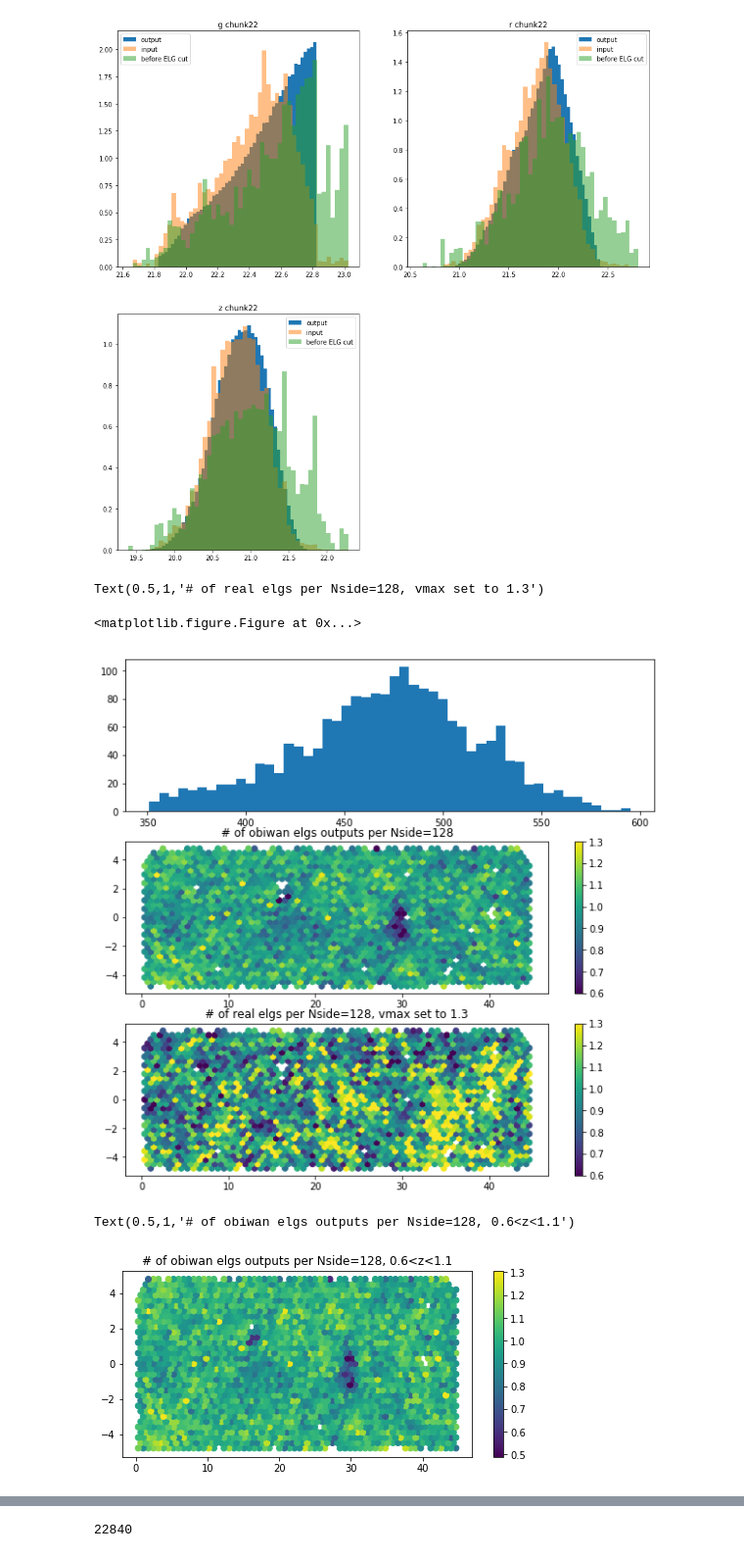
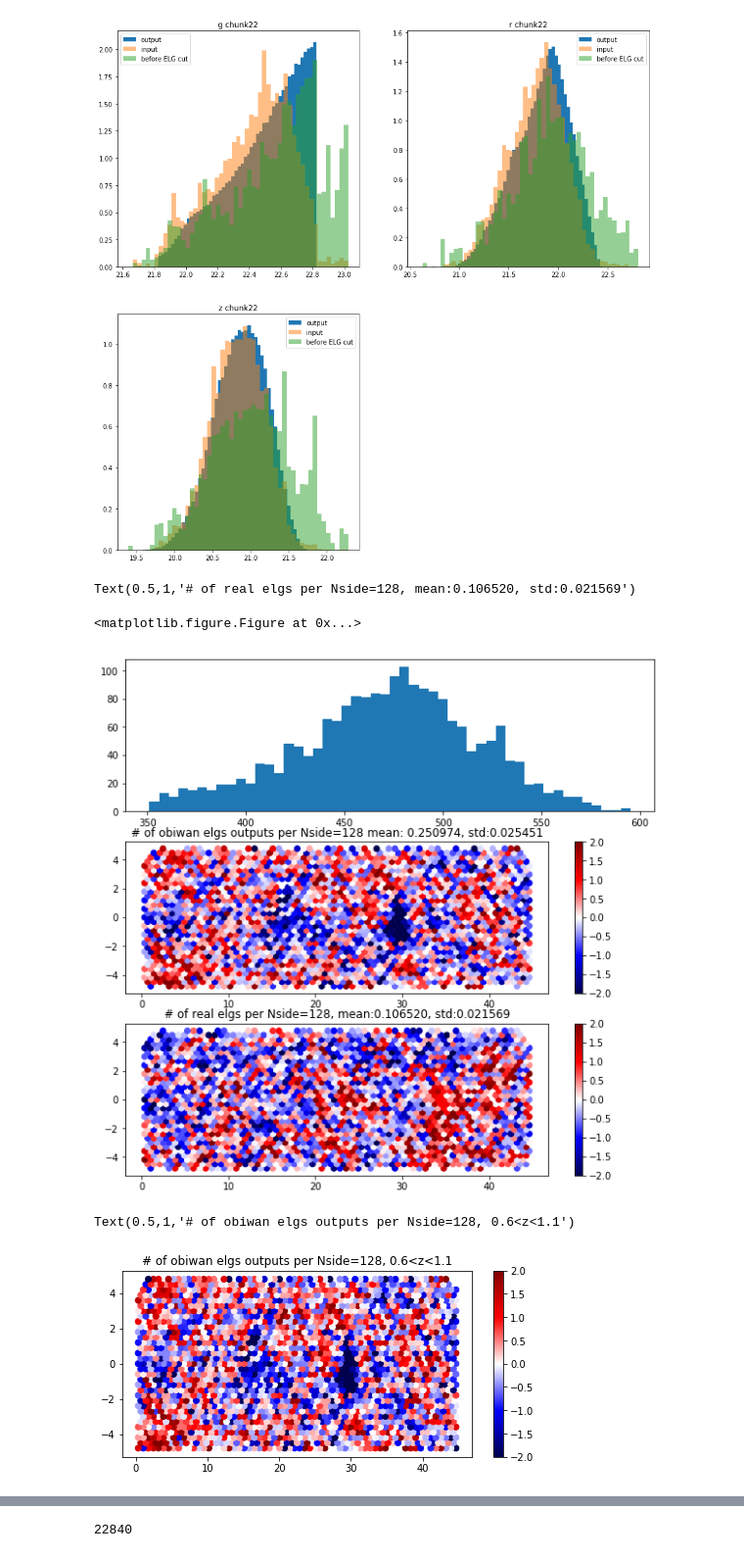
Before and after one commit to DriftingPig/Drones, a Jupyter notebook: obiwan_analysis/ang_corr/ipynb/200per_0215_validation.ipynb, the cells around one changed output, grey strips where cells are left out. Shown at 98% size. Cells and saved outputs as stored; diff of their text form; code cells hidden in the pictures.

```diff
--- a/obiwan_analysis/ang_corr/ipynb/200per_0215_validation.ipynb
+++ b/obiwan_analysis/ang_corr/ipynb/200per_0215_validation.ipynb
@@ -168,7 +185,7 @@ Text(0.5,1,'z chunk22')
 plt.clf()
 import healpy as hp
 plt.figure(figsize=(10,10))
-plt.subplot(2,1,1)
+plt.subplot(3,1,1)
 pixs = hp.ang2pix(128,obiwan['ra'],obiwan['dec'], nest = True, lonlat = True)
 pixs2 = hp.ang2pix(128,sim_m['ra'], sim_m['dec'], nest = True, lonlat = True)
 N = 12*128**2
@@ -195,10 +212,12 @@ plt.subplot(3,1,1)
 pt1 = plt.hist(final['num2'],bins=50)
 
 plt.subplot(3,1,2)
-color=(final['num']/final['num2'])/(final['num']/final['num2']).mean()
-sc = plt.scatter(final['ra'],final['dec'],c=color,vmax=1.3,vmin=0.6)
+mean = (final['num']/final['num2']).mean()
+std = (final['num']/final['num2']).std()
+color=((final['num']/final['num2'])-mean)/std
+sc = plt.scatter(final['ra'],final['dec'],c=color,vmax=-2,vmin=2, cmap = 'seismic')
 plt.colorbar(sc)
-plt.title('# of obiwan elgs outputs per Nside=128')
+plt.title('# of obiwan elgs outputs per Nside=128 mean: %f, std:%f' %(mean,std))
 
 
 pixs = hp.ang2pix(128,DAT['ra'],DAT['dec'],nest = True, lonlat = True)
@@ -222,49 +241,53 @@ sel = dat['num2']
 sel_num = sel>350
 final = dat[sel_num]
 plt.subplot(3,1,3)
-color=(final['num']/final['num2'])/(final['num']/final['num2']).mean()
-sc2 = plt.scatter(final['ra'],final['dec'],c=color,vmax=1.3,vmin=0.6)
+mean = (final['num']/final['num2']).mean()
+std = (final['num']/final['num2']).std()
+color= ((final['num']/final['num2']) - mean)/std
+sc2 = plt.scatter(final['ra'],final['dec'],c=color,vmax=-2,vmin=2, cmap = 'seismic')
 plt.colorbar(sc2)
-plt.title('# of real elgs per Nside=128, vmax set to 1.3')
+plt.title('# of real elgs per Nside=128, mean:%f, std:%f' %(mean,std))
 
 #devide by randoms, reject  few random pixels
 # %% [output]
-Text(0.5,1,'# of real elgs per Nside=128, vmax set to 1.3')
+Text(0.5,1,'# of real elgs per Nside=128, mean:0.106520, std:0.021569')
 <matplotlib.figure.Figure at 0x...>
-[figure, old version]
+[figure, new version]
 # %%
 #output denisty 0.6<z<1.1
 plt.figure(figsize=(8,3.5))
 redshift = obiwan['nn_redshift']
 obiwan_sel = (redshift<1.1)&(redshift>0.6)
 pixs = hp.ang2pix(128,obiwan['ra'],obiwan['dec'],nest = True, lonlat = True)
 pixs2 = hp.ang2pix(128,sim_m['ra'], sim_m['dec'], nest = True, lonlat = True)
 N = 12*128**2
 hist = np.zeros(N)
 for i in range(len(pixs)):
     n = pixs[i]
     hist[n]+=1
 hist2 = np.zeros(N)
 for i in range(len(pixs2)):
     n = pixs2[i]
     hist2[n]+=1
 
 ra,dec = hp.pix2ang(128,np.arange(N), nest = True,lonlat = True)
 col1 = fits.Column(name = 'ra', array = ra, format = 'D')
 col2 = fits.Column(name = 'dec', array = dec, format = 'D')
 col3 = fits.Column(name = 'num', array = hist, format = 'D')
 col4 = fits.Column(name = 'num2', array = hist2   , format = 'D')
 dat = fits.BinTableHDU.from_columns([col1,col2,col3,col4]).data
 sel = dat['num2']
 sel_num = sel>300
 final = dat[sel_num]
-color = (final['num']/final['num2'])/(final['num']/final['num2']).mean()
-sc = plt.scatter(final['ra'],final['dec'],c=color)
+mean = (final['num']/final['num2']).mean()
+std =  (final['num']/final['num2']).std()
+color = (final['num']/final['num2'] - mean)/std
+sc = plt.scatter(final['ra'],final['dec'],c=color, cmap = 'seismic', vmax = 2, vmin = -2)
 plt.colorbar(sc)
 plt.title('# of obiwan elgs outputs per Nside=128, 0.6<z<1.1')
 # %% [output]
 Text(0.5,1,'# of obiwan elgs outputs per Nside=128, 0.6<z<1.1')
-[figure, old version]
+[figure, new version]
 # %%
 #mean <mag-mag_true> plot g,r,z
 pixs = hp.ang2pix(128,obiwan['ra'],obiwan['dec'],nest = True, lonlat = True)
```
Also changed, not shown: parts of 26 cells of this notebook.
